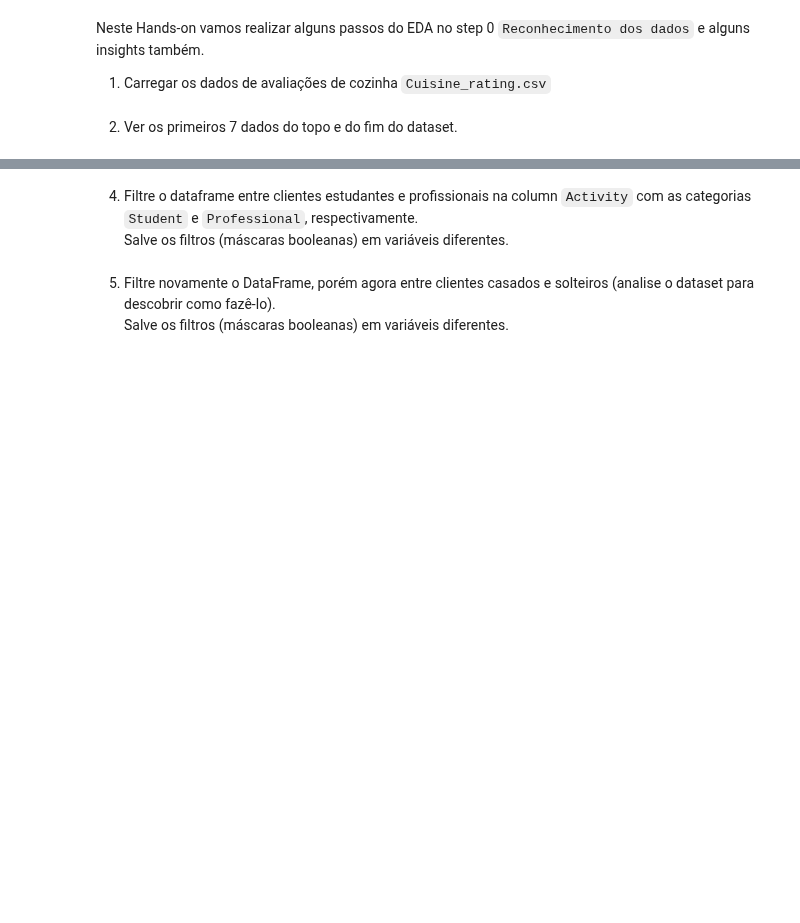
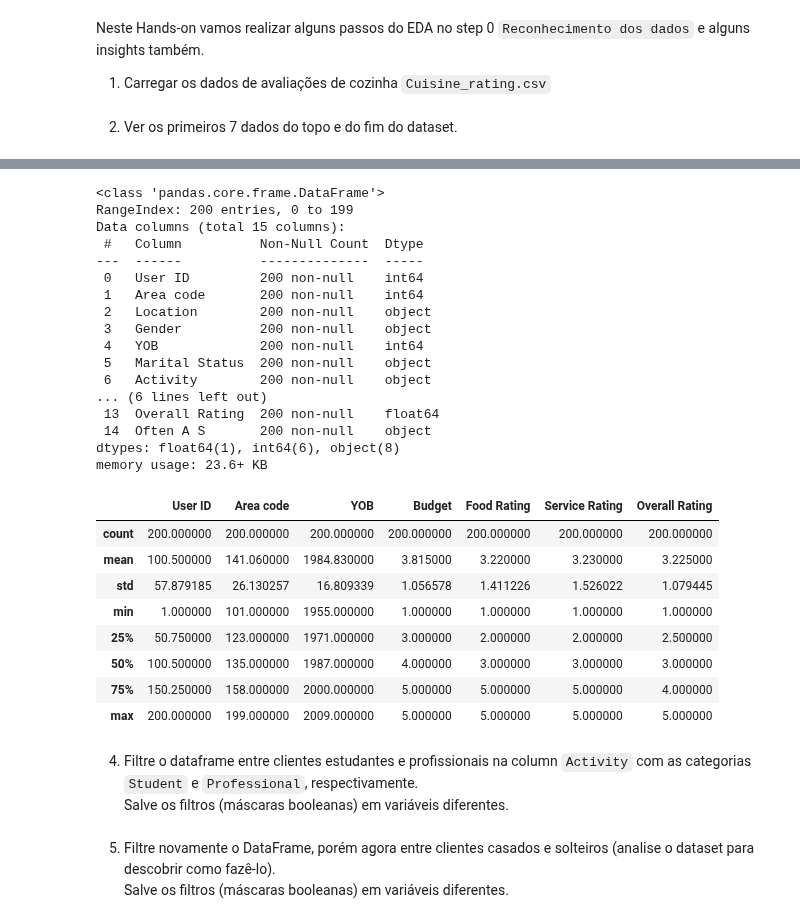
Before and after one commit to allansuzuki/ADA_classes, a Jupyter notebook: DS-PY-Data-Science/DS-PY-018 ANÁLISE EXPLORATÓRIA DE DADOS/Material do Aluno/Aula1_Intro_Pandas.ipynb, the cells around one changed output, grey strips where cells are left out. Cells and saved outputs as stored; diff of their text form; code cells hidden in the pictures; blank space fills up the shorter version.

```diff
--- a/DS-PY-Data-Science/DS-PY-018 ANÁLISE EXPLORATÓRIA DE DADOS/Material do Aluno/Aula1_Intro_Pandas.ipynb
+++ b/DS-PY-Data-Science/DS-PY-018 ANÁLISE EXPLORATÓRIA DE DADOS/Material do Aluno/Aula1_Intro_Pandas.ipynb
@@ -296,3 +310,35 @@ Neste Hands-on vamos realizar alguns passos do EDA no step 0 `Reconhecimento dos
+# %%
+# info
+df_rating.info()
+# describe
+df_rating.describe()
+# %% [output]
+<class 'pandas.core.frame.DataFrame'>
+RangeIndex: 200 entries, 0 to 199
+Data columns (total 15 columns):
+ #   Column          Non-Null Count  Dtype
+---  ------          --------------  -----
+ 0   User ID         200 non-null    int64
+ 1   Area code       200 non-null    int64
+ 2   Location        200 non-null    object
+ 3   Gender          200 non-null    object
+ 4   YOB             200 non-null    int64
+ 5   Marital Status  200 non-null    object
+ 6   Activity        200 non-null    object
+... (6 lines left out)
+ 13  Overall Rating  200 non-null    float64
+ 14  Often A S       200 non-null    object
+dtypes: float64(1), int64(6), object(8)
+memory usage: 23.6+ KB
+|  | User ID | Area code | YOB | Budget | Food Rating | Service Rating | Overall Rating |
+| count | 200.000000 | 200.000000 | 200.000000 | 200.000000 | 200.000000 | 200.000000 | 200.000000 |
+| mean | 100.500000 | 141.060000 | 1984.830000 | 3.815000 | 3.220000 | 3.230000 | 3.225000 |
+| std | 57.879185 | 26.130257 | 16.809339 | 1.056578 | 1.411226 | 1.526022 | 1.079445 |
+| min | 1.000000 | 101.000000 | 1955.000000 | 1.000000 | 1.000000 | 1.000000 | 1.000000 |
+| 25% | 50.750000 | 123.000000 | 1971.000000 | 3.000000 | 2.000000 | 2.000000 | 2.500000 |
+| 50% | 100.500000 | 135.000000 | 1987.000000 | 4.000000 | 3.000000 | 3.000000 | 3.000000 |
+| 75% | 150.250000 | 158.000000 | 2000.000000 | 5.000000 | 5.000000 | 5.000000 | 4.000000 |
+| max | 200.000000 | 199.000000 | 2009.000000 | 5.000000 | 5.000000 | 5.000000 | 5.000000 |
 # %% [markdown]
 4. Filtre o dataframe entre clientes estudantes e profissionais na column `Activity` com as categorias `Student` e `Professional`, respectivamente.<br>
 Salve os filtros (máscaras booleanas) em variáveis diferentes.
```
Also changed, not shown: parts of 14 cells of this notebook.
